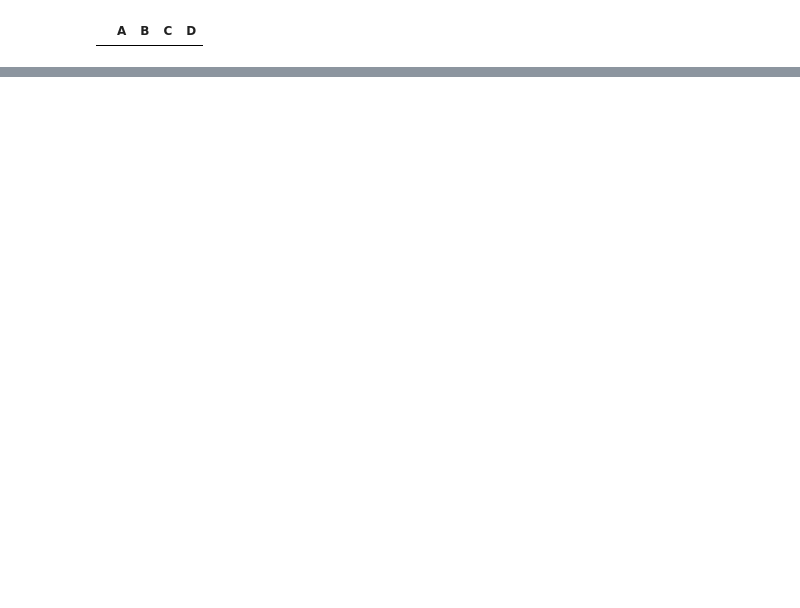
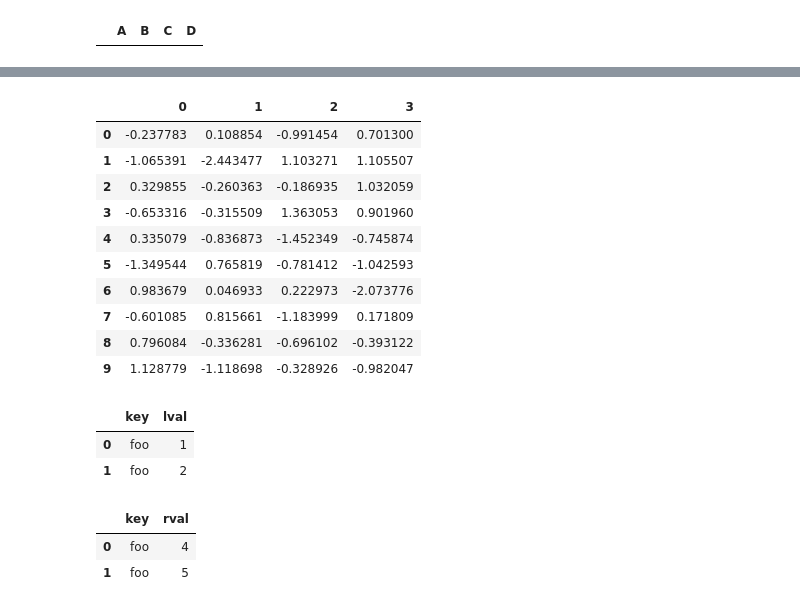
Before and after one commit to vieira-klgwn/learn_python_the_hard_way, a Jupyter notebook: module3/learning_pandas.ipynb, the cells around one changed output, grey strips where cells are left out. Cells and saved outputs as stored; diff of their text form; code cells hidden in the pictures; blank space fills up the shorter version.

```diff
--- a/module3/learning_pandas.ipynb
+++ b/module3/learning_pandas.ipynb
@@ -211,0 +633,14 @@ df['20130102':'20130104']
+# %%
+pd.concat(pieces)
+# %% [output]
+|  | 0 | 1 | 2 | 3 |
+| 0 | -0.237783 | 0.108854 | -0.991454 | 0.701300 |
+| 1 | -1.065391 | -2.443477 | 1.103271 | 1.105507 |
+| 2 | 0.329855 | -0.260363 | -0.186935 | 1.032059 |
+| 3 | -0.653316 | -0.315509 | 1.363053 | 0.901960 |
+| 4 | 0.335079 | -0.836873 | -1.452349 | -0.745874 |
+| 5 | -1.349544 | 0.765819 | -0.781412 | -1.042593 |
+| 6 | 0.983679 | 0.046933 | 0.222973 | -2.073776 |
+| 7 | -0.601085 | 0.815661 | -1.183999 | 0.171809 |
+| 8 | 0.796084 | -0.336281 | -0.696102 | -0.393122 |
+| 9 | 1.128779 | -1.118698 | -0.328926 | -0.982047 |
@@ -211,0 +653,12 @@ df['20130102':'20130104']
+# %%
+left
+# %% [output]
+|  | key | lval |
+| 0 | foo | 1 |
+| 1 | foo | 2 |
+# %%
+right
+# %% [output]
+|  | key | rval |
+| 0 | foo | 4 |
+| 1 | foo | 5 |
```
Also changed, not shown: parts of 125 cells of this notebook, 3 other files.
